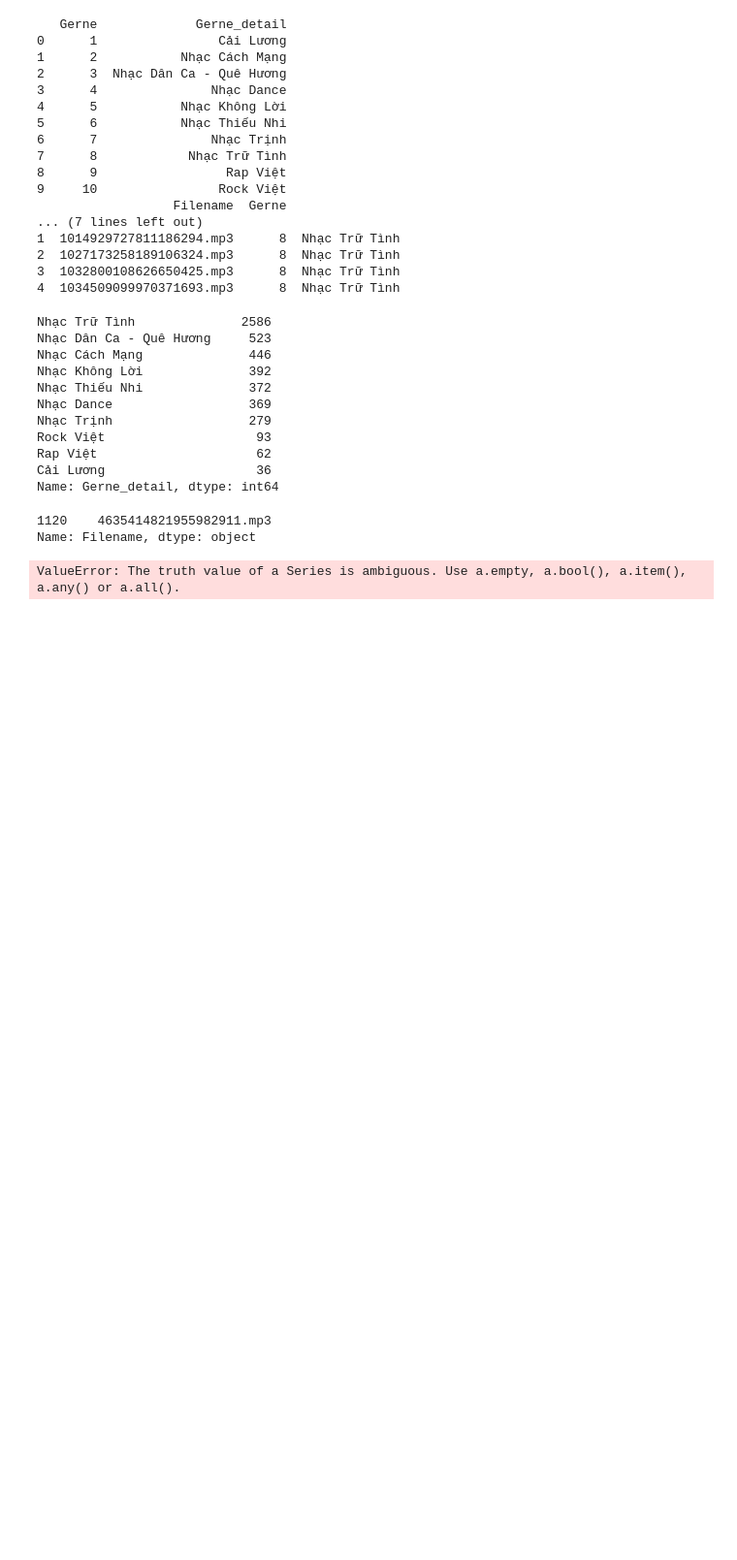
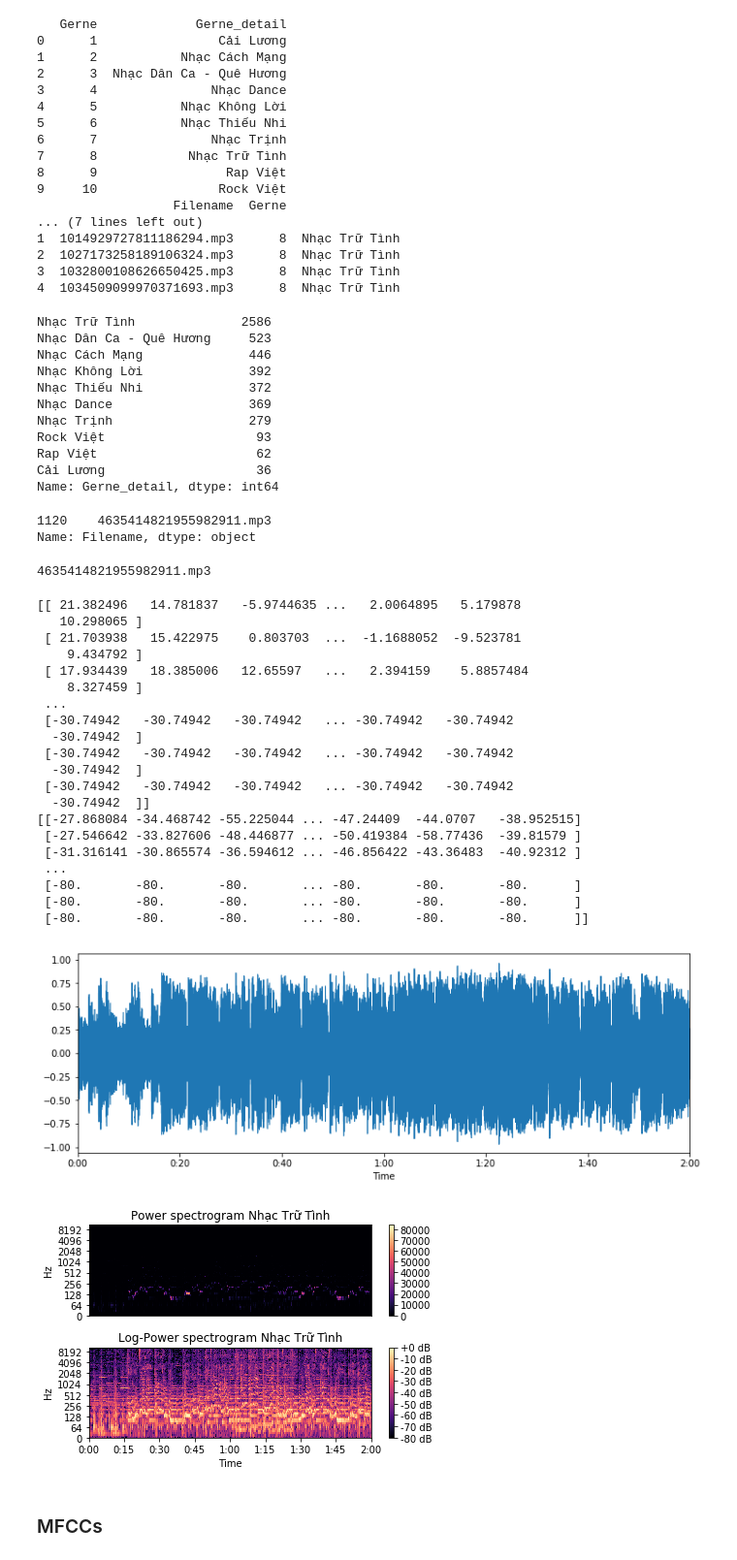
Before and after one commit to nhnminh/zalochallenge, a Jupyter notebook: Music/src/Music_Classification.ipynb, the cells around one changed output. Shown at 97% size. Saved outputs shown, nothing was run; the diff lists cells and outputs as text; code cells hidden in the pictures; blank space fills up the shorter version.

Commit message:
MFCCs features

```diff
--- a/Music/src/Music_Classification.ipynb
+++ b/Music/src/Music_Classification.ipynb
@@ -21,15 +21,15 @@ def get_immediate_subdirectories(a_dir):
 # %% [markdown]
 ## Load description file
 # %%
-train_info = pd.read_csv("../data/train.csv")
+df_train = pd.read_csv("../data/train.csv")
 gerne = pd.read_csv("../data/genres.csv")
 print(gerne)
 
-print(train_info.head())
+print(df_train.head())
 
 #train_info = train_info.join(gerne, on= "Gerne", lsuffix="_train", rsuffix="_gerne")
-train_info = pd.merge(train_info, gerne, on="Gerne")
-print(train_info.head())
+df_train = pd.merge(df_train, gerne, on="Gerne")
+print(df_train.head())
 # %% [output]
    Gerne             Gerne_detail
 0      1                Cải Lương
@@ -73,29 +72,62 @@ print(filename)
 # %% [output]
 1120    4635414821955982911.mp3
 Name: Filename, dtype: object
+# %%
+train_filename = df_train.Filename
+
+filename = train_filename[1120]
+gerne_detail = df_train.Gerne_detail[1120]
+print(filename)
+# %% [output]
+4635414821955982911.mp3
+# %%
+data, sampling_rate = librosa.load('../data/train/' + filename)
 # %%
-data, sampling_rate = librosa.load('../data/unzipped/train/train/' + filename)
+data, sampling_rate = librosa.load('../data/train/' + filename)
 
 plt.figure(figsize=(12, 4))
 
 librosa.display.waveplot(data, sr=sampling_rate)
 
  # log-amplitude
 
 S = np.abs(librosa.stft(data))
 print(librosa.power_to_db(S**2))
 
 print(librosa.power_to_db(S**2, ref=np.max))
 
 plt.figure()
 plt.subplot(2, 1, 1)
 librosa.display.specshow(S**2, sr=sampling_rate, y_axis='log')
 plt.colorbar()
-plt.title('Power spectrogram' + train_filename.Gerne_detail)
+plt.title('Power spectrogram ' + gerne_detail)
 plt.subplot(2, 1, 2)
 librosa.display.specshow(librosa.power_to_db(S**2, ref=np.max), sr=sampling_rate, y_axis='log', x_axis='time')
 plt.colorbar(format='%+2.0f dB')
-plt.title('Log-Power spectrogram')
+plt.title('Log-Power spectrogram '+ gerne_detail)
 plt.tight_layout()
 # %% [output]
-ValueError: The truth value of a Series is ambiguous. Use a.empty, a.bool(), a.item(), a.any() or a.all().
+[[ 21.382496   14.781837   -5.9744635 ...   2.0064895   5.179878
+   10.298065 ]
+ [ 21.703938   15.422975    0.803703  ...  -1.1688052  -9.523781
+    9.434792 ]
+ [ 17.934439   18.385006   12.65597   ...   2.394159    5.8857484
+    8.327459 ]
+ ...
+ [-30.74942   -30.74942   -30.74942   ... -30.74942   -30.74942
+  -30.74942  ]
+ [-30.74942   -30.74942   -30.74942   ... -30.74942   -30.74942
+  -30.74942  ]
+ [-30.74942   -30.74942   -30.74942   ... -30.74942   -30.74942
+  -30.74942  ]]
+[[-27.868084 -34.468742 -55.225044 ... -47.24409  -44.0707   -38.952515]
+ [-27.546642 -33.827606 -48.446877 ... -50.419384 -58.77436  -39.81579 ]
+ [-31.316141 -30.865574 -36.594612 ... -46.856422 -43.36483  -40.92312 ]
+ ...
+ [-80.       -80.       -80.       ... -80.       -80.       -80.      ]
+ [-80.       -80.       -80.       ... -80.       -80.       -80.      ]
+ [-80.       -80.       -80.       ... -80.       -80.       -80.      ]]
+[figure, added]
+[figure, added]
+# %% [markdown]
+### MFCCs
```
Also changed, not shown: parts of 8 cells of this notebook.
